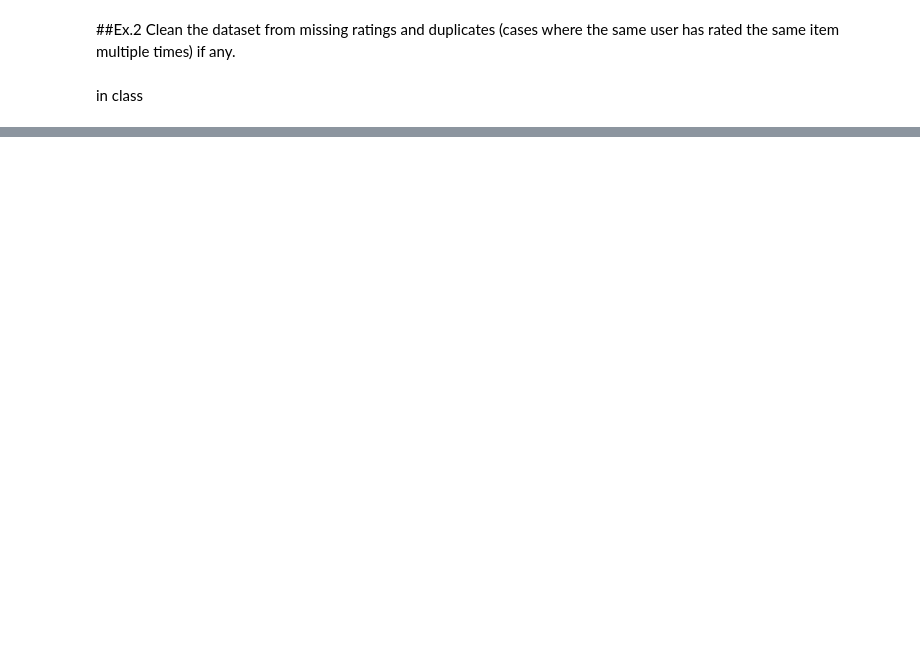
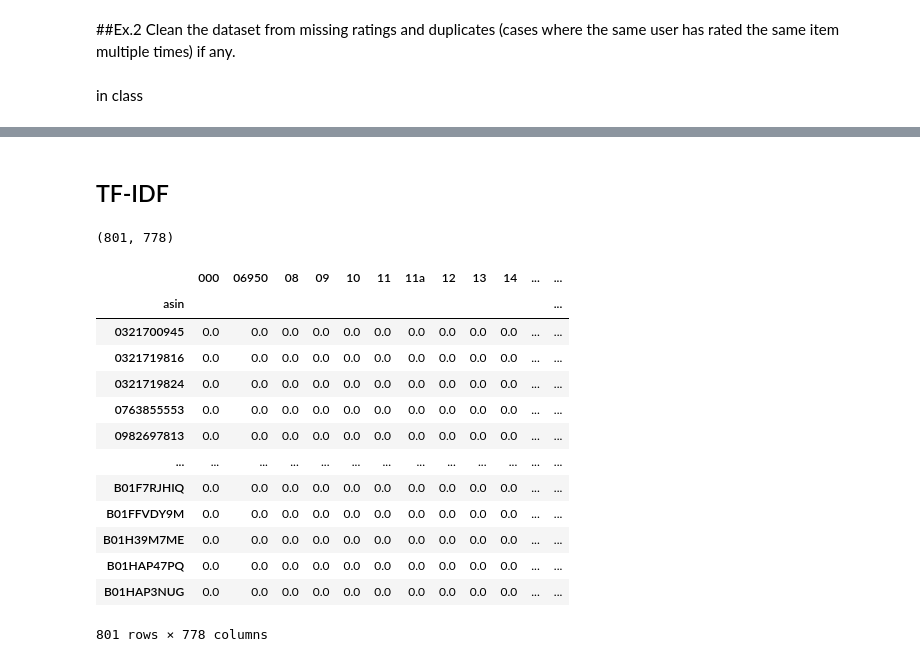
Before and after one commit to vlr112/WebScicence_FinalProject, a Jupyter notebook: Copy_of_parse_and_clean_meta_data.ipynb, the cells around one changed output, grey strips where cells are left out. Drawn from its saved outputs; the diff is of its cells as text; code cells hidden in the pictures; blank space fills up the shorter version.

```diff
--- a/Copy_of_parse_and_clean_meta_data.ipynb
+++ b/Copy_of_parse_and_clean_meta_data.ipynb
@@ -276,0 +228,4 @@ number of neignors:
+# %%
+meta_df_software = getDF('meta_Software.json.gz')
+
+meta_df_software['asin'].nunique()
@@ -276,0 +681,30 @@ number of neignors:
+# %% [markdown]
+## TF-IDF
+# %%
+tfidf = TfidfVectorizer()
+tfs = tfidf.fit_transform(preprocessed['clean_text'])
+tfs_matrix = tfs.todense()
+
+tfs_matrix.shape
+
+# tfs.get_features_names()
+
+tfs_df = pd.DataFrame(tfs_matrix, columns= tfidf.get_feature_names(), index= preprocessed['asin'])
+
+tfs_df
+# %% [output]
+(801, 778)
+|  | 000 | 06950 | 08 | 09 | 10 | 11 | 11a | 12 | 13 | 14 | ... | ... |
+| asin |  |  |  |  |  |  |  |  |  |  |  | ... |
+| 0321700945 | 0.0 | 0.0 | 0.0 | 0.0 | 0.0 | 0.0 | 0.0 | 0.0 | 0.0 | 0.0 | ... | ... |
+| 0321719816 | 0.0 | 0.0 | 0.0 | 0.0 | 0.0 | 0.0 | 0.0 | 0.0 | 0.0 | 0.0 | ... | ... |
+| 0321719824 | 0.0 | 0.0 | 0.0 | 0.0 | 0.0 | 0.0 | 0.0 | 0.0 | 0.0 | 0.0 | ... | ... |
+| 0763855553 | 0.0 | 0.0 | 0.0 | 0.0 | 0.0 | 0.0 | 0.0 | 0.0 | 0.0 | 0.0 | ... | ... |
+| 0982697813 | 0.0 | 0.0 | 0.0 | 0.0 | 0.0 | 0.0 | 0.0 | 0.0 | 0.0 | 0.0 | ... | ... |
+| ... | ... | ... | ... | ... | ... | ... | ... | ... | ... | ... | ... | ... |
+| B01F7RJHIQ | 0.0 | 0.0 | 0.0 | 0.0 | 0.0 | 0.0 | 0.0 | 0.0 | 0.0 | 0.0 | ... | ... |
+| B01FFVDY9M | 0.0 | 0.0 | 0.0 | 0.0 | 0.0 | 0.0 | 0.0 | 0.0 | 0.0 | 0.0 | ... | ... |
+| B01H39M7ME | 0.0 | 0.0 | 0.0 | 0.0 | 0.0 | 0.0 | 0.0 | 0.0 | 0.0 | 0.0 | ... | ... |
+| B01HAP47PQ | 0.0 | 0.0 | 0.0 | 0.0 | 0.0 | 0.0 | 0.0 | 0.0 | 0.0 | 0.0 | ... | ... |
+| B01HAP3NUG | 0.0 | 0.0 | 0.0 | 0.0 | 0.0 | 0.0 | 0.0 | 0.0 | 0.0 | 0.0 | ... | ... |
+801 rows × 778 columns
```
Also changed, not shown: parts of 113 cells of this notebook, 3 other files.
